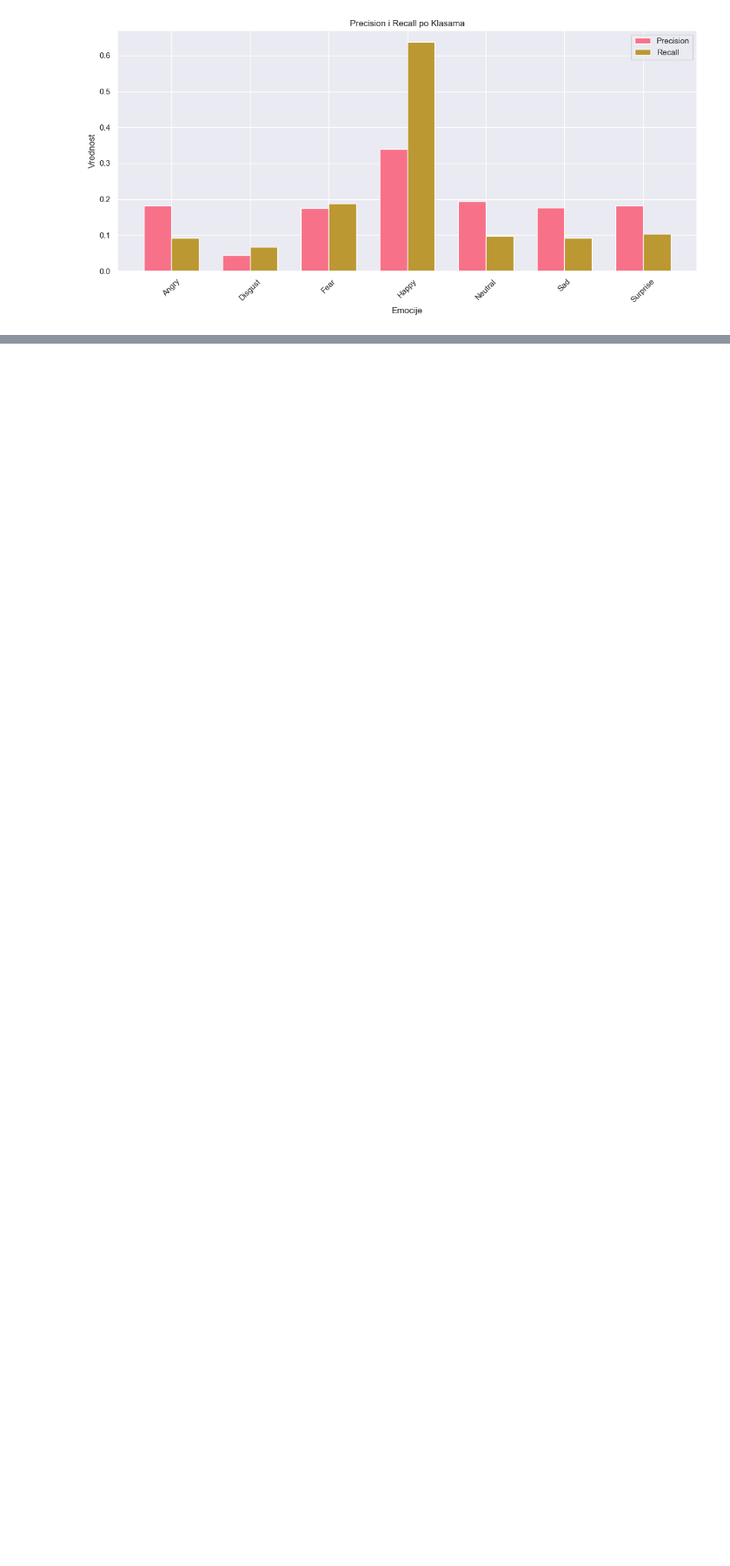
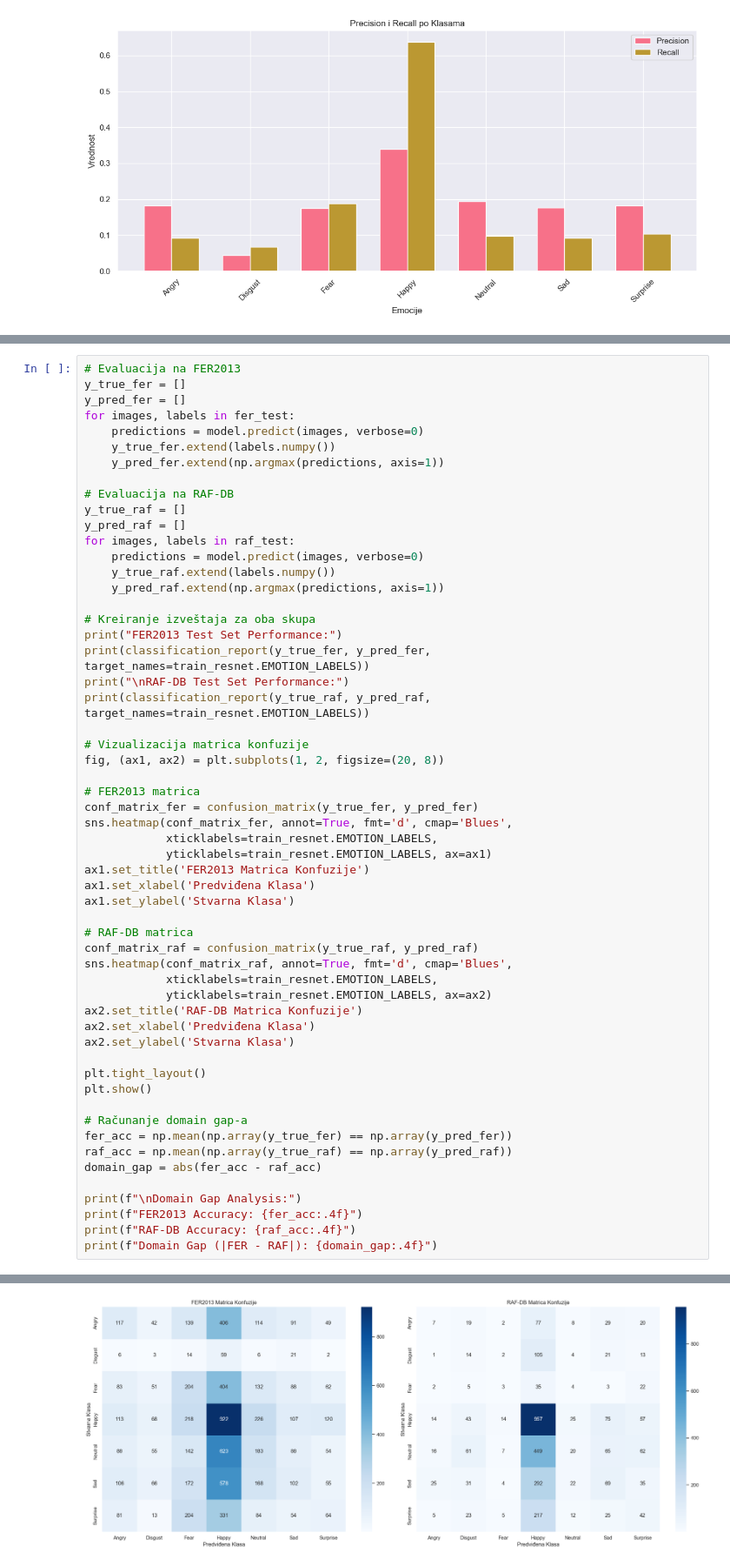
Before and after one commit to wbodk/RI-Project, a Jupyter notebook: project_presentation.ipynb, the cells around one changed output, grey strips where cells are left out. Shown: that part at 87% size. Saved outputs shown, nothing was run; the diff lists cells and outputs as text; blank space fills up the shorter version.

```diff
--- a/project_presentation.ipynb
+++ b/project_presentation.ipynb
@@ -217,0 +243,57 @@ Naša implementacija ResNet50 modela sa focal loss-om i optimizovanim težinama
+# %%
+# Evaluacija na FER2013
+y_true_fer = []
+y_pred_fer = []
+for images, labels in fer_test:
+    predictions = model.predict(images, verbose=0)
+    y_true_fer.extend(labels.numpy())
+    y_pred_fer.extend(np.argmax(predictions, axis=1))
+
+# Evaluacija na RAF-DB
+y_true_raf = []
+y_pred_raf = []
+for images, labels in raf_test:
+    predictions = model.predict(images, verbose=0)
+    y_true_raf.extend(labels.numpy())
+    y_pred_raf.extend(np.argmax(predictions, axis=1))
+
+# Kreiranje izveštaja za oba skupa
+print("FER2013 Test Set Performance:")
+print(classification_report(y_true_fer, y_pred_fer, target_names=train_resnet.EMOTION_LABELS))
+print("\nRAF-DB Test Set Performance:")
+print(classification_report(y_true_raf, y_pred_raf, target_names=train_resnet.EMOTION_LABELS))
+
+# Vizualizacija matrica konfuzije
+fig, (ax1, ax2) = plt.subplots(1, 2, figsize=(20, 8))
+
+# FER2013 matrica
+conf_matrix_fer = confusion_matrix(y_true_fer, y_pred_fer)
+sns.heatmap(conf_matrix_fer, annot=True, fmt='d', cmap='Blues',
+            xticklabels=train_resnet.EMOTION_LABELS,
+            yticklabels=train_resnet.EMOTION_LABELS, ax=ax1)
+ax1.set_title('FER2013 Matrica Konfuzije')
+ax1.set_xlabel('Predviđena Klasa')
+ax1.set_ylabel('Stvarna Klasa')
+
+# RAF-DB matrica
+conf_matrix_raf = confusion_matrix(y_true_raf, y_pred_raf)
+sns.heatmap(conf_matrix_raf, annot=True, fmt='d', cmap='Blues',
+            xticklabels=train_resnet.EMOTION_LABELS,
+            yticklabels=train_resnet.EMOTION_LABELS, ax=ax2)
+ax2.set_title('RAF-DB Matrica Konfuzije')
+ax2.set_xlabel('Predviđena Klasa')
+ax2.set_ylabel('Stvarna Klasa')
+
+plt.tight_layout()
+plt.show()
+
+# Računanje domain gap-a
+fer_acc = np.mean(np.array(y_true_fer) == np.array(y_pred_fer))
+raf_acc = np.mean(np.array(y_true_raf) == np.array(y_pred_raf))
+domain_gap = abs(fer_acc - raf_acc)
+
+print(f"\nDomain Gap Analysis:")
+print(f"FER2013 Accuracy: {fer_acc:.4f}")
+print(f"RAF-DB Accuracy: {raf_acc:.4f}")
+print(f"Domain Gap (|FER - RAF|): {domain_gap:.4f}")
+# %% [output]
@@ -217,0 +319 @@ Naša implementacija ResNet50 modela sa focal loss-om i optimizovanim težinama
+[figure, added]
```
Also changed, not shown: parts of 9 cells of this notebook, 3 other files.
